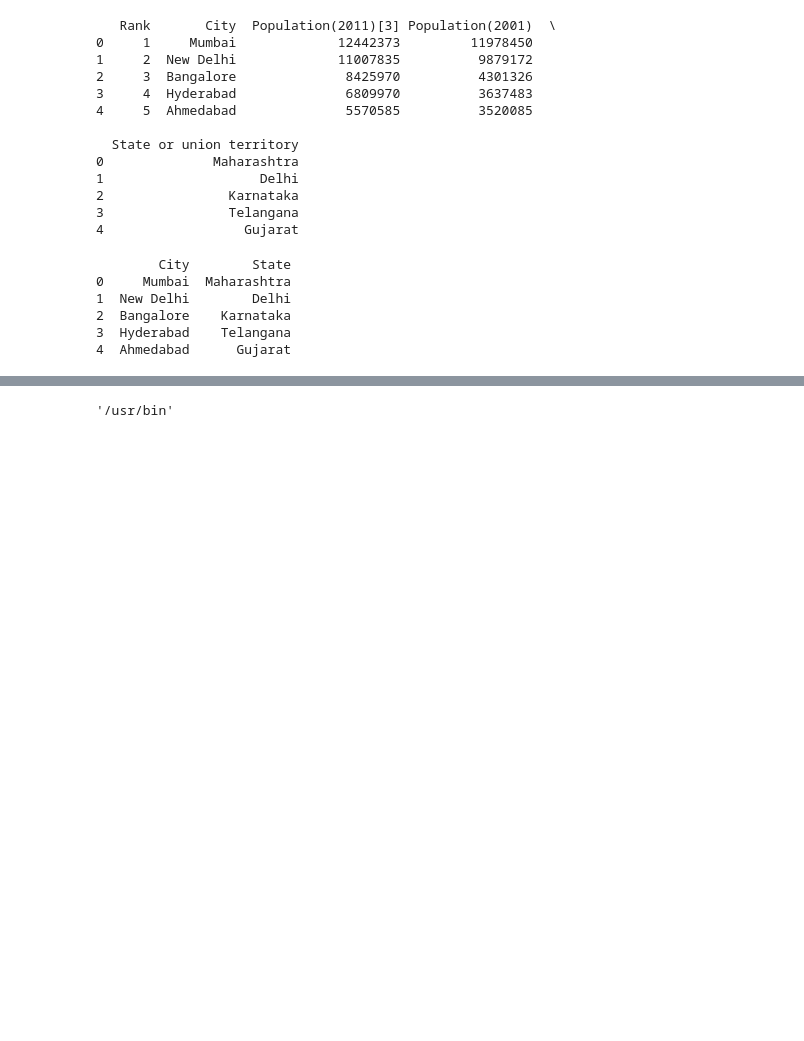
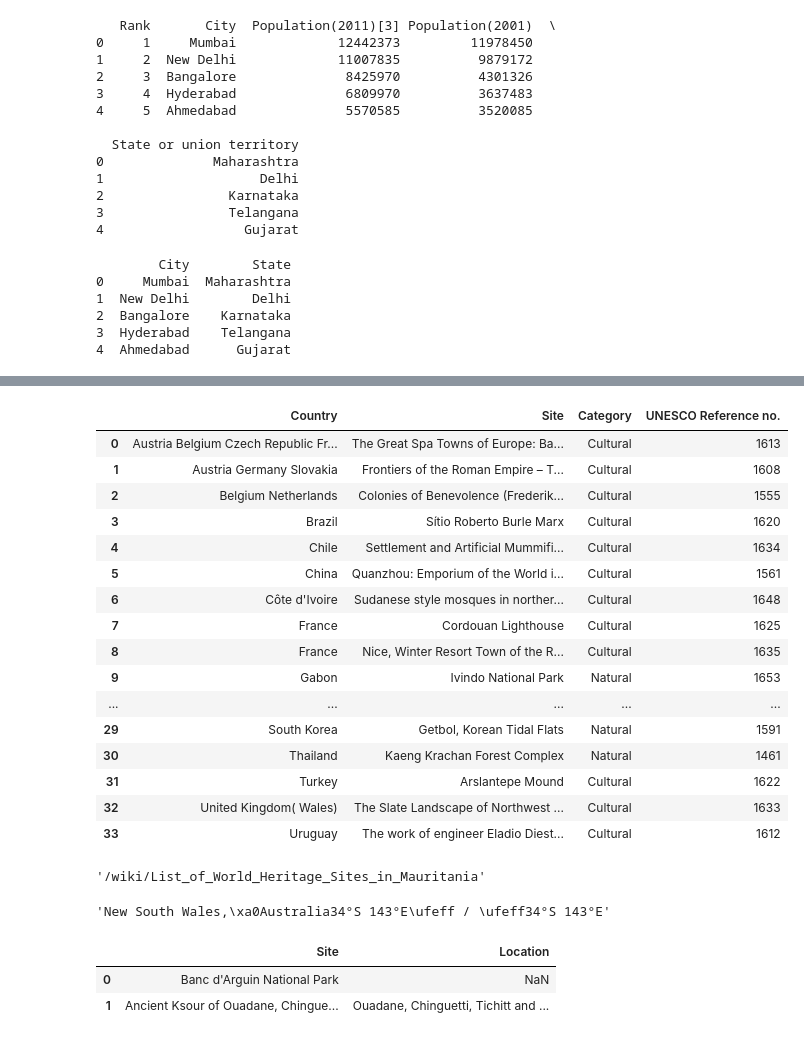
Before and after one commit to dh-epfl-students/Youtube-scraping-semester-project-sandra-dib, a Jupyter notebook: WebScraping.ipynb, the cells around one changed output, grey strips where cells are left out. Drawn from its saved outputs; the diff is of its cells as text; code cells hidden in the pictures; blank space fills up the shorter version.

Commit message:
wikipedia list completed

```diff
--- a/WebScraping.ipynb
+++ b/WebScraping.ipynb
@@ -68,7 +234,76 @@ WebDriverException: Message: 'geckodriver' executable needs to be in PATH.
+# %%
+newdf
+# %% [output]
+|  | Country | Site | Category | UNESCO Reference no. |
+| 0 | Austria Belgium Czech Republic Fr... | The Great Spa Towns of Europe: Ba... | Cultural | 1613 |
+| 1 | Austria Germany Slovakia | Frontiers of the Roman Empire – T... | Cultural | 1608 |
+| 2 | Belgium Netherlands | Colonies of Benevolence (Frederik... | Cultural | 1555 |
+| 3 | Brazil | Sítio Roberto Burle Marx | Cultural | 1620 |
+| 4 | Chile | Settlement and Artificial Mummifi... | Cultural | 1634 |
+| 5 | China | Quanzhou: Emporium of the World i... | Cultural | 1561 |
+| 6 | Côte d'Ivoire | Sudanese style mosques in norther... | Cultural | 1648 |
+| 7 | France | Cordouan Lighthouse | Cultural | 1625 |
+| 8 | France | Nice, Winter Resort Town of the R... | Cultural | 1635 |
+| 9 | Gabon | Ivindo National Park | Natural | 1653 |
+| ... | ... | ... | ... | ... |
+| 29 | South Korea | Getbol, Korean Tidal Flats | Natural | 1591 |
+| 30 | Thailand | Kaeng Krachan Forest Complex | Natural | 1461 |
+| 31 | Turkey | Arslantepe Mound | Cultural | 1622 |
+| 32 | United Kingdom( Wales) | The Slate Landscape of Northwest ... | Cultural | 1633 |
+| 33 | Uruguay | The work of engineer Eladio Diest... | Cultural | 1612 |
 # %%
-import os
-import sys
-os.path.dirname(sys.executable)
+# create a csv file
+with open('unesco_sites.csv', 'w') as f:
+
+    for link in links1:
+        #print(links1)
+        response = requests.get(
+        url='https://en.wikipedia.org'+link
+        )
+
+        soup = BeautifulSoup(response.text, 'html.parser')
+        table=soup.find('table',{'class':"wikitable"})
+        df=pandas.read_html(str(table))
+
+        # convert list to dataframe
+        df=pandas.DataFrame(df[0])
+        #newdf = df.dropna(axis = 0, how ='any')
+        #newdf = df.replace('#', '', encoding='ufeff')
+        newdf = df.fillna('')
+        #print(df.head())
+
+        # drop the unwanted column
+        if 'Site' in newdf.columns and 'Location' in newdf.columns:
+            data = newdf[['Site', 'Location']]
+            #print(link,' retrieved: ', data.columns)
+            #print(data.head())
+            #print()
+            # add information to the csv file
+
+
+            for index, value in data.iterrows():
+                #print(index, value['Site'], value['Location'])
+                #value.create_from_csv_row(row.encode('ascii', 'ignore'))
+                location_cleaned = unicodedata.normalize('NFKD', value['Location']).encode('ascii','ignore').decode('ascii')
+                f.write("%s,%s,%s\n" % (link, value['Site'], location_cleaned))
+
+
+
+        #data = df.drop(["Rank", "Population(2001)", "Population(2011)[3]"], axis=1)
+        #data = data.rename(columns={"State or union territory": "State"})
+        #print(data.head())
-# %% [output]
-'/usr/bin'
+# %%
+link
+# %% [output]
+'/wiki/List_of_World_Heritage_Sites_in_Mauritania'
+# %%
+value['Location']
+# %% [output]
+'New South Wales,\xa0Australia34°S 143°E\ufeff / \ufeff34°S 143°E'
+# %%
+data
+# %% [output]
+|  | Site | Location |
+| 0 | Banc d'Arguin National Park | NaN |
+| 1 | Ancient Ksour of Ouadane, Chingue... | Ouadane, Chinguetti, Tichitt and ... |
 # %%
```
Also changed, not shown: parts of 20 cells of this notebook, 4 other files.
